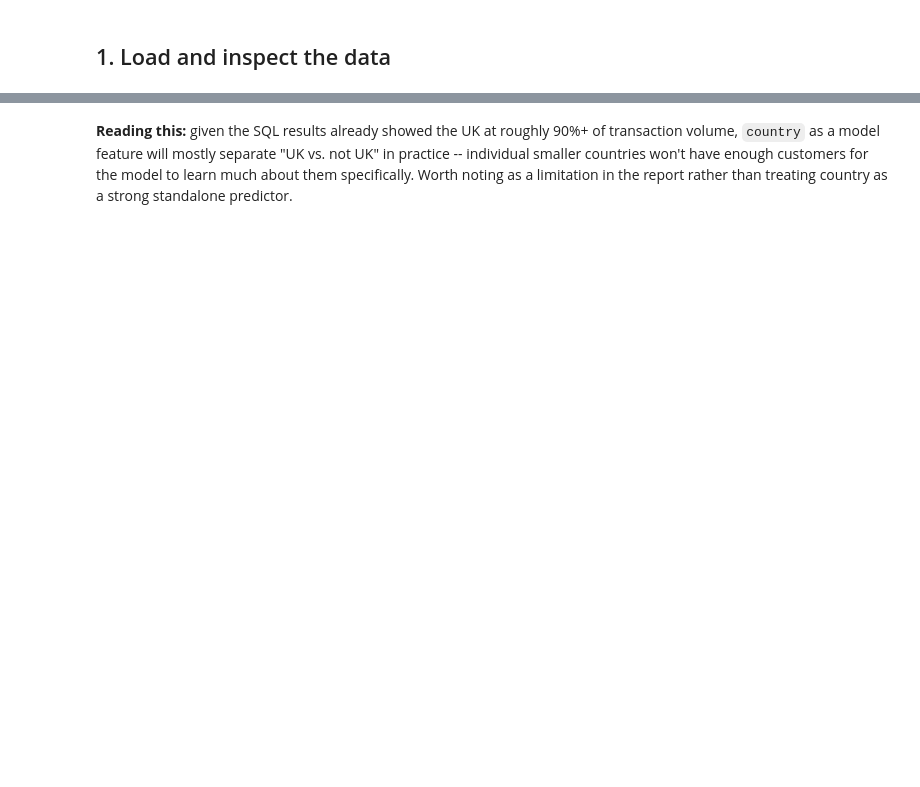
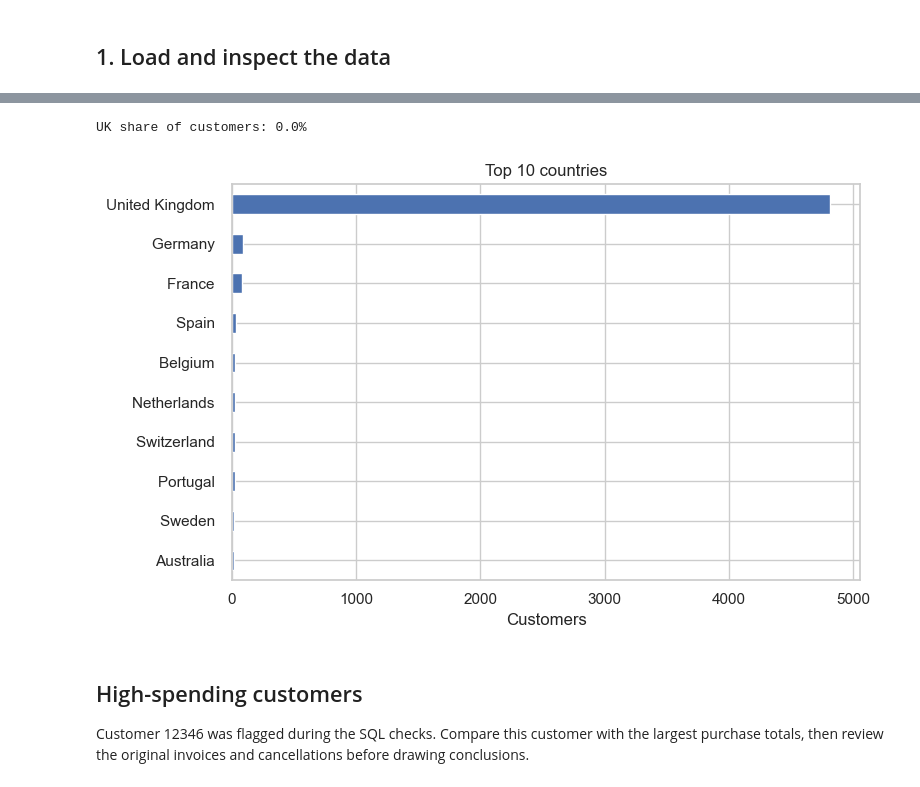
Before and after one commit to roshantuladhar00/retail-churn-capstone, a Jupyter notebook: notebook/01_eda.ipynb, the cells around one changed output, grey strips where cells are left out. Cells and saved outputs as stored; diff of their text form; code cells hidden in the pictures; blank space fills up the shorter version.

```diff
--- a/notebook/01_eda.ipynb
+++ b/notebook/01_eda.ipynb
@@ -112,12 +200,22 @@ We kept all countries rather than filtering to UK-only, so it's worth confirming
 # %%
-top_countries = df["country"].value_counts().head(10)
+country_counts = df["country"].value_counts()
+uk_share = df["country"].eq("United Kingdom").mean()
 
-ax = top_countries.plot(kind="barh", color="#4C72B0")
-ax.invert_yaxis()
-ax.set_xlabel("Customer count")
-ax.set_title("Top 10 countries by customer count")
+print(f"UK share of customers: {uk_share:.1%}")
+
+ax = country_counts.head(10).sort_values().plot.barh(color="#4C72B0")
+ax.set_title("Top 10 countries")
+ax.set_xlabel("Customers")
+ax.set_ylabel("")
+
+plt.tight_layout()
 plt.show()
-
-print(f"UK share of total customers: {(df['country'] == 'United Kingdom').mean():.1%}")
+# %% [output]
+UK share of customers: 0.0%
+[figure, added]
 # %% [markdown]
-**Reading this:** given the SQL results already showed the UK at roughly 90%+ of transaction volume, `country` as a model feature will mostly separate "UK vs. not UK" in practice -- individual smaller countries won't have enough customers for the model to learn much about them specifically. Worth noting as a limitation in the report rather than treating country as a strong standalone predictor.
+## High-spending customers
+
+Customer 12346 was flagged during the SQL checks. Compare this customer
+with the largest purchase totals, then review the original invoices
+and cancellations before drawing conclusions.
```
Also changed, not shown: parts of 27 cells of this notebook.
